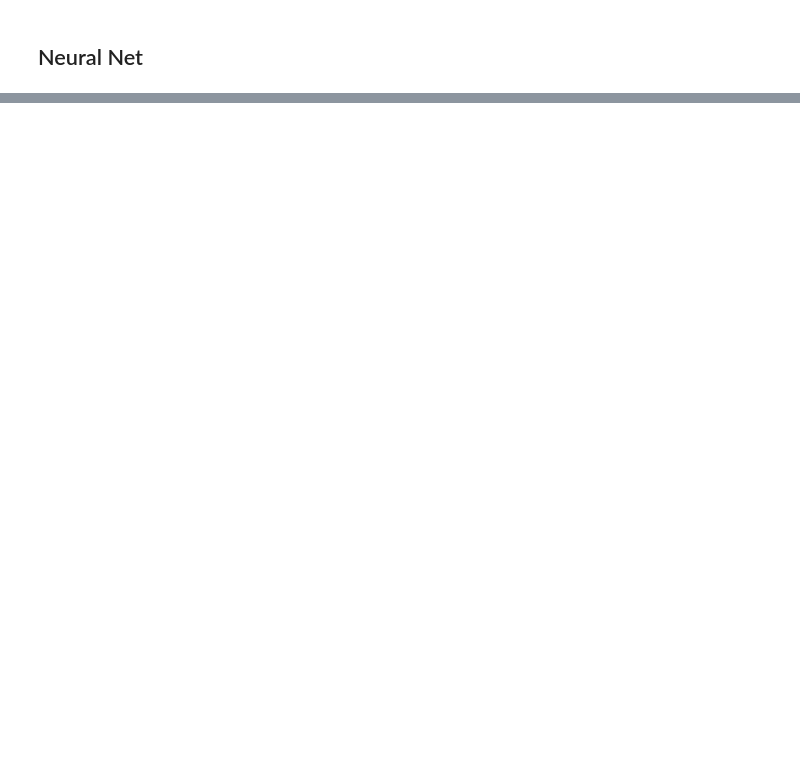
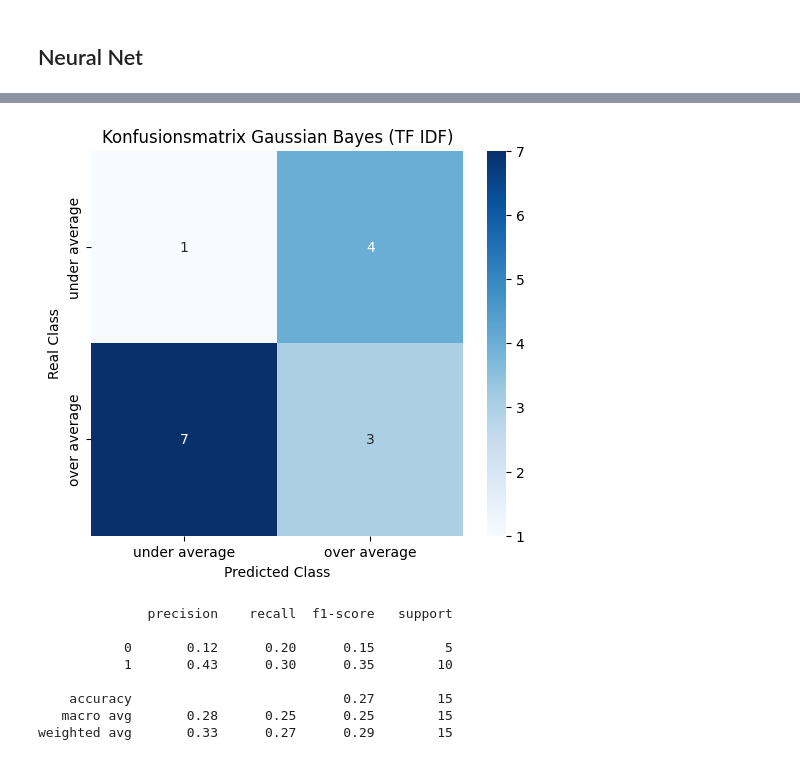
Before and after one commit to ToniGGR/Burp-NLP, a Jupyter notebook: topic_modeling/notebooks/Imdb_Prediction_TF_IDF.ipynb, the cells around one changed output, grey strips where cells are left out. Cells and saved outputs as stored; diff of their text form; code cells hidden in the pictures; blank space fills up the shorter version.

```diff
--- a/topic_modeling/notebooks/Imdb_Prediction_TF_IDF.ipynb
+++ b/topic_modeling/notebooks/Imdb_Prediction_TF_IDF.ipynb
@@ -232,0 +299,5 @@ plt.show()
+# %%
+from sklearn.naive_bayes import GaussianNB
+
+gnb_model =  GaussianNB()
+gnb_model.fit(X_train_dtm.toarray() , Y_train )
@@ -232,0 +358,9 @@ plt.show()
+# %%
+from sklearn.feature_extraction.text import TfidfVectorizer
+
+td = TfidfVectorizer(max_features = 250)
+X_train_tf_idf = td.fit_transform(X_train).toarray()
+X_test_tf_idf = td.fit_transform(X_test).toarray()
+# %%
+gnb_model_tf_idf =  GaussianNB()
+gnb_model_tf_idf.fit(X_train_tf_idf , Y_train )
@@ -232,0 +369,2 @@ plt.show()
+# %%
+y_pred = gnb_model_tf_idf.predict(X_test_tf_idf)
@@ -232,0 +390,29 @@ plt.show()
+# %%
+import numpy as np
+import matplotlib.pyplot as plt
+import seaborn as sns
+from sklearn.metrics import confusion_matrix, ConfusionMatrixDisplay
+
+
+# Konfusionsmatrix berechnen
+cm = confusion_matrix(Y_test, y_pred)
+
+
+# Anzeige der Konfusionsmatrix mit seaborn
+plt.figure(figsize=(6, 5))
+sns.heatmap(cm, annot=True, fmt="d", cmap="Blues", xticklabels=["under average","over average"], yticklabels=["under average","over average"])
+plt.xlabel("Predicted Class")
+plt.ylabel("Real Class")
+plt.title("Konfusionsmatrix Gaussian Bayes (TF IDF)")
+plt.show()
+print(classification_report(Y_test, y_pred))
+# %% [output]
+[figure, added]
+              precision    recall  f1-score   support
+
+           0       0.12      0.20      0.15         5
+           1       0.43      0.30      0.35        10
+
+    accuracy                           0.27        15
+   macro avg       0.28      0.25      0.25        15
+weighted avg       0.33      0.27      0.29        15
```
Also changed, not shown: parts of 42 cells of this notebook, 4 other files.
